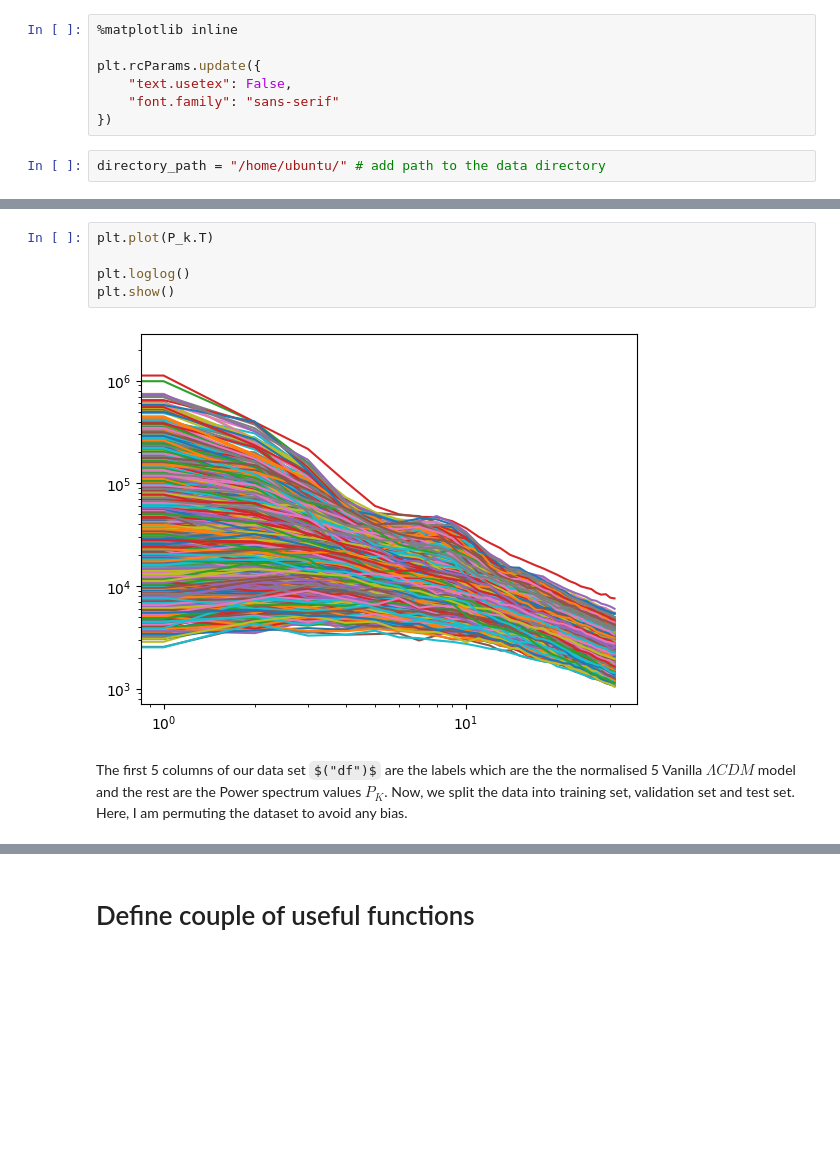
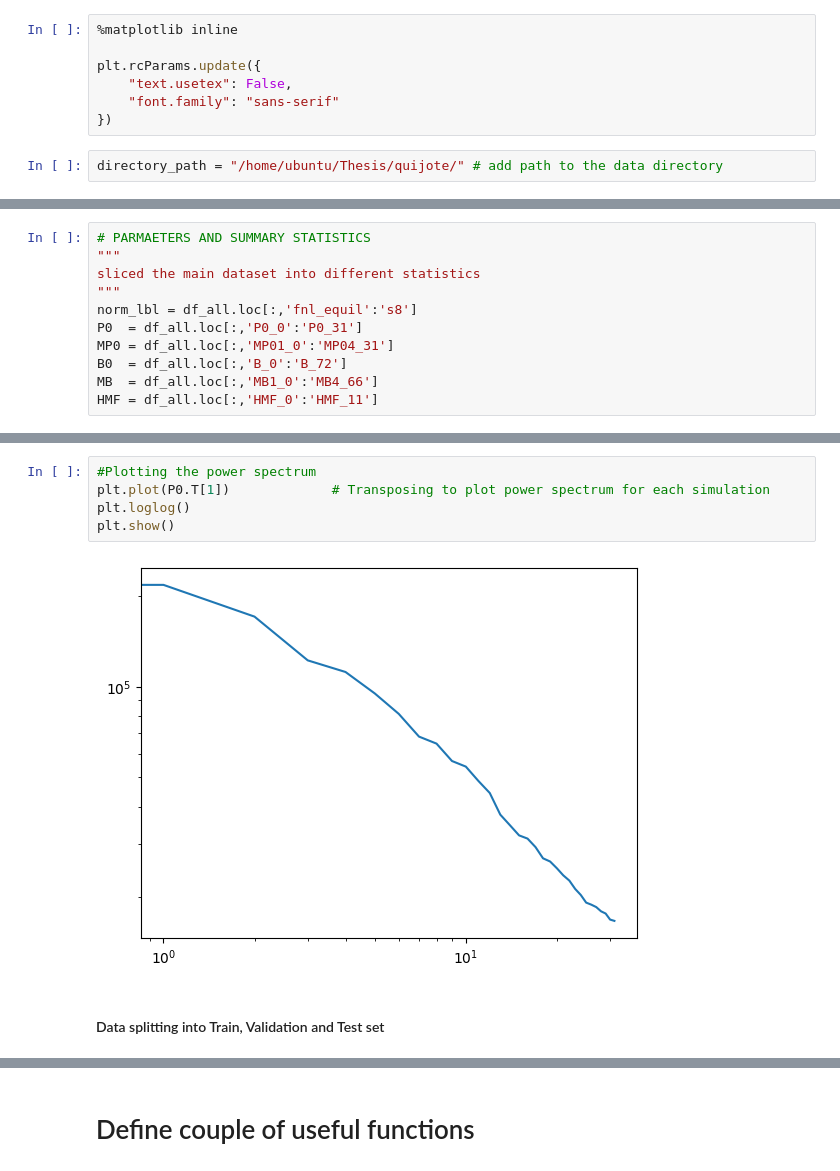
Before and after one commit to supriodubey/Thesis, a Jupyter notebook: codes/Moment_Network_LCDM.ipynb, the cells around one changed output, grey strips where cells are left out. Saved outputs shown, nothing was run; the diff lists cells and outputs as text; some formulas as TeX source; blank space fills up the shorter version.

```diff
--- a/codes/Moment_Network_LCDM.ipynb
+++ b/codes/Moment_Network_LCDM.ipynb
@@ -48,6 +54,6 @@ plt.rcParams.update({
     "font.family": "sans-serif"
 })
 # %%
-directory_path = "/home/ubuntu/" # add path to the data directory
+directory_path = "/home/ubuntu/Thesis/quijote/" # add path to the data directory
 # %% [markdown]
 ## Loading the Data
@@ -74,0 +108,11 @@ van_labels = df[df.columns[:5]]
+# %%
+# PARMAETERS AND SUMMARY STATISTICS
+"""
+sliced the main dataset into different statistics
+"""
+norm_lbl = df_all.loc[:,'fnl_equil':'s8']
+P0  = df_all.loc[:,'P0_0':'P0_31']
+MP0 = df_all.loc[:,'MP01_0':'MP04_31']
+B0  = df_all.loc[:,'B_0':'B_72']
+MB  = df_all.loc[:,'MB1_0':'MB4_66']
+HMF = df_all.loc[:,'HMF_0':'HMF_11']
@@ -75,11 +136,11 @@ van_labels = df[df.columns[:5]]
 # %%
-plt.plot(P_k.T)
-
+#Plotting the power spectrum
+plt.plot(P0.T[1])             # Transposing to plot power spectrum for each simulation
 plt.loglog()
 plt.show()
 # %% [output]
-[figure, old version]
+[figure, new version]
 # %% [markdown]
-The first 5 columns of our data set $("df")$ are the labels which are the the normalised 5 Vanilla $\Lambda CDM$ model and the rest are the Power spectrum values $P_{K}$. Now, we split the data into training set, validation set and test set. Here, I am permuting the dataset to avoid any bias.
+#### Data splitting into Train, Validation and Test set
 # %%
 def train_val_test_split(df,params = 5,random_state =1, train_frac = 0.6,test_frac = 0.2):
```
Also changed, not shown: parts of 42 cells of this notebook.
